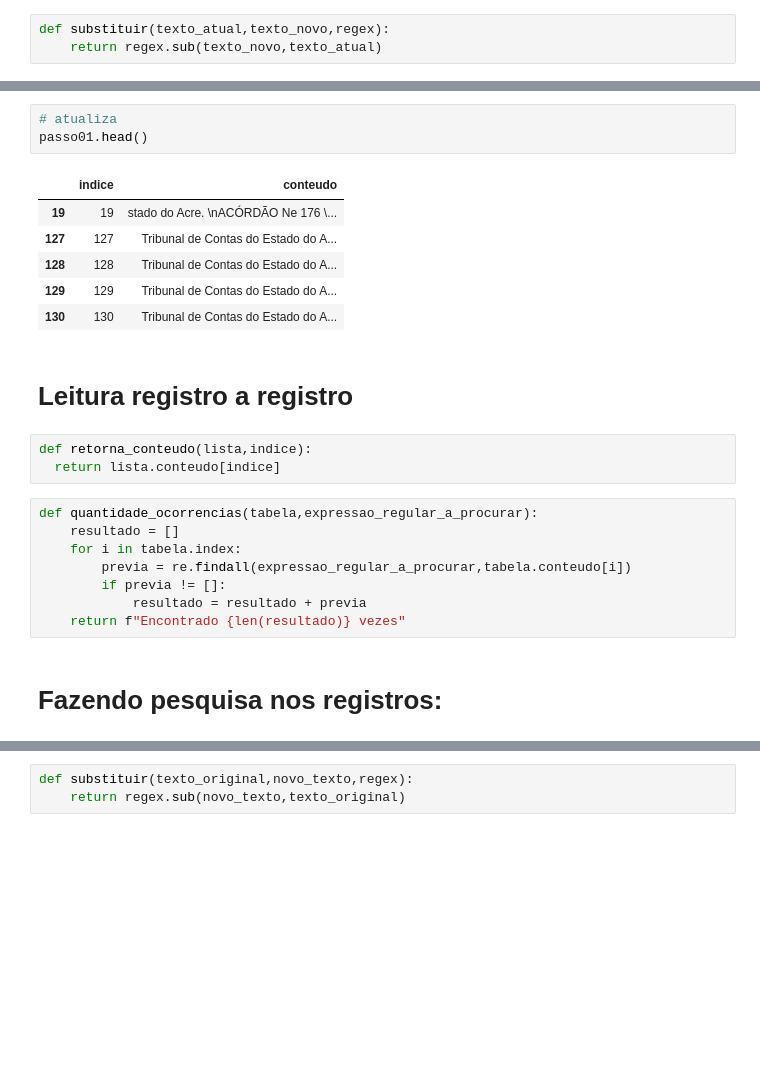
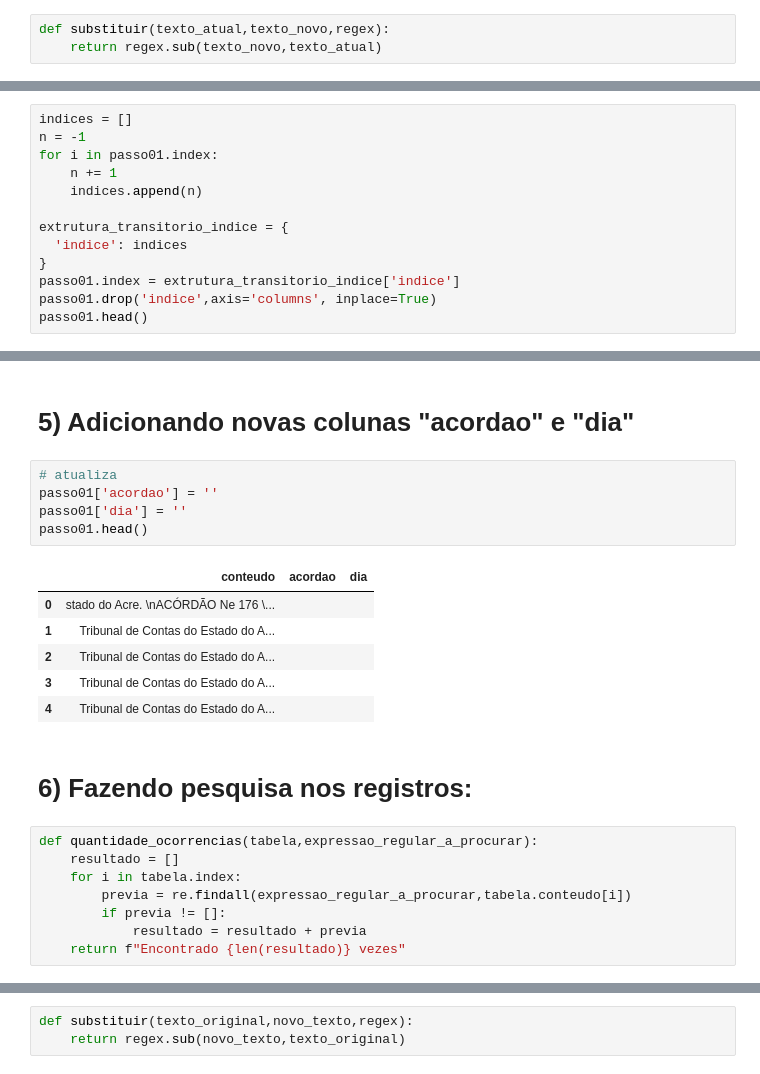
Before and after one commit to Antonino-Marques-Jares/Projeto_Leitura_Documentos, a Jupyter notebook: Grupo_NPL_02.ipynb, the cells around one changed output, grey strips where cells are left out. Saved outputs shown, nothing was run; the diff lists cells and outputs as text; blank space fills up the shorter version.

```diff
--- a/Grupo_NPL_02.ipynb
+++ b/Grupo_NPL_02.ipynb
@@ -29,0 +32,13 @@ passo01 = pd.read_csv(f"{diretorio_planilhas}\\acordaos01.csv",index_col=[0])
+# %%
+indices = []
+n = -1
+for i in passo01.index:
+    n += 1
+    indices.append(n)
+
+extrutura_transitorio_indice = {
+  'indice': indices
+}
+passo01.index = extrutura_transitorio_indice['indice']
+passo01.drop('indice',axis='columns', inplace=True)
+passo01.head()
@@ -30,18 +71,19 @@ passo01 = pd.read_csv(f"{diretorio_planilhas}\\acordaos01.csv",index_col=[0])
+# %% [markdown]
+# 5) Adicionando novas colunas "acordao" e "dia"
 # %%
 # atualiza
+passo01['acordao'] = ''
+passo01['dia'] = ''
 passo01.head()
 # %% [output]
-|  | indice | conteudo |
-| 19 | 19 | stado do Acre. \nACÓRDÃO Ne 176 \... |
-| 127 | 127 | Tribunal de Contas do Estado do A... |
-| 128 | 128 | Tribunal de Contas do Estado do A... |
-| 129 | 129 | Tribunal de Contas do Estado do A... |
-| 130 | 130 | Tribunal de Contas do Estado do A... |
+|  | conteudo | acordao | dia |
+| 0 | stado do Acre. \nACÓRDÃO Ne 176 \... |  |  |
+| 1 | Tribunal de Contas do Estado do A... |  |  |
+| 2 | Tribunal de Contas do Estado do A... |  |  |
+| 3 | Tribunal de Contas do Estado do A... |  |  |
+| 4 | Tribunal de Contas do Estado do A... |  |  |
-# %% [markdown]
-# Leitura registro a registro
-# %%
-def retorna_conteudo(lista,indice):
-  return lista.conteudo[indice]
+# %% [markdown]
+# 6) Fazendo pesquisa nos registros:
 # %%
 def quantidade_ocorrencias(tabela,expressao_regular_a_procurar):
     resultado = []
@@ -50,5 +92,3 @@ def quantidade_ocorrencias(tabela,expressao_regular_a_procurar):
         if previa != []:
             resultado = resultado + previa
     return f"Encontrado {len(resultado)} vezes"
-# %% [markdown]
-# Fazendo pesquisa nos registros:
```
Also changed, not shown: parts of 79 cells of this notebook, 5 other files.
